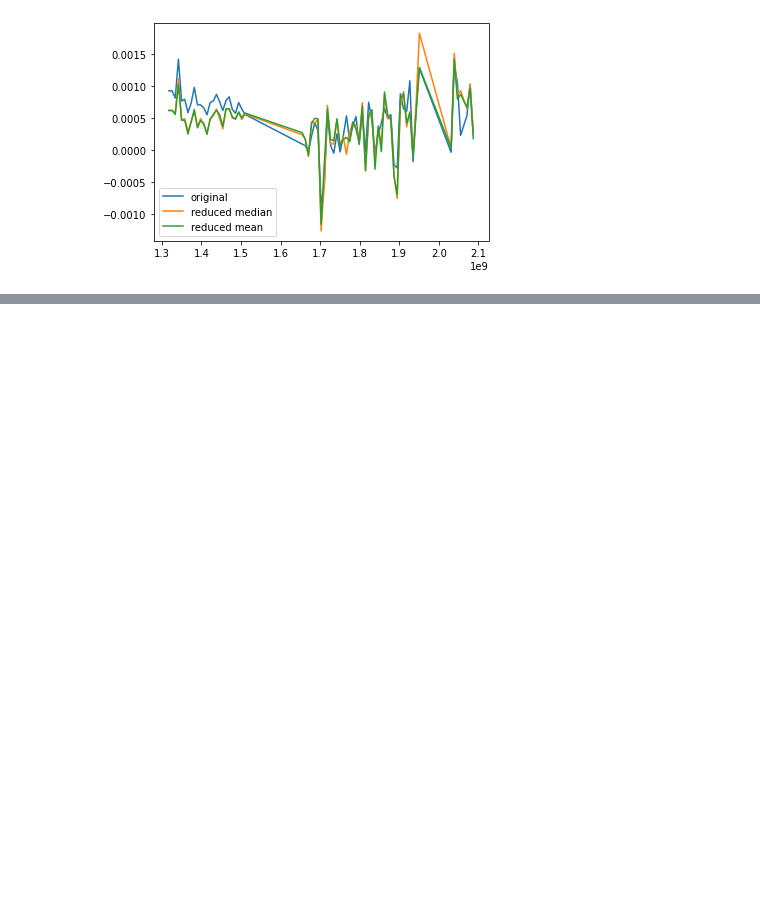
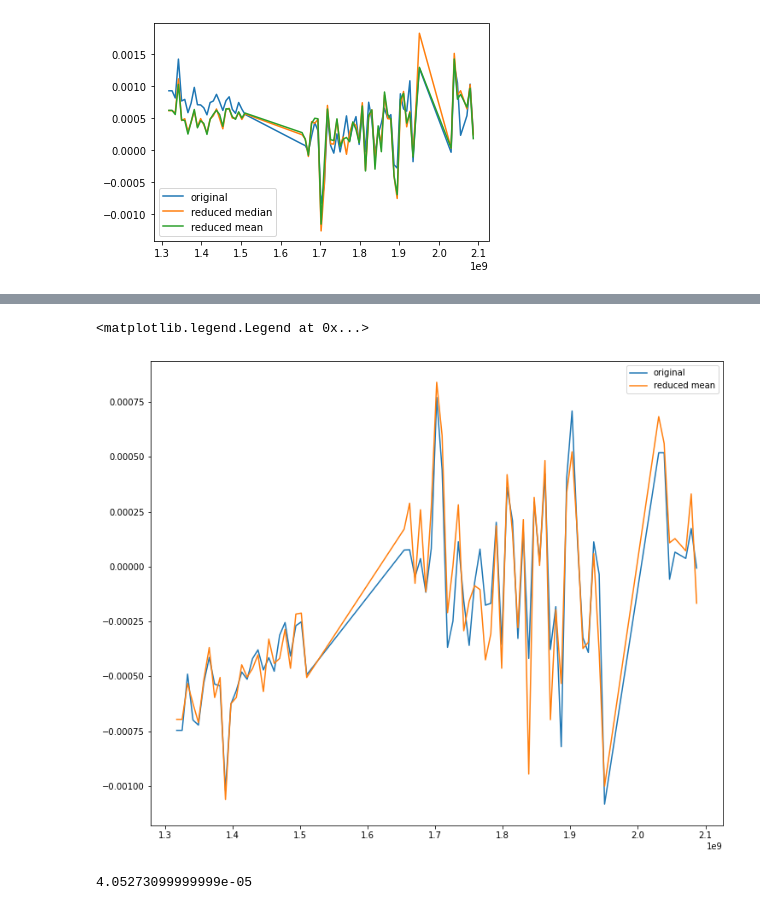
Before and after one commit to halehhajizadeh/VLA-Perseus, a Jupyter notebook: scripts/Flux-Extraction.ipynb, the cells around one changed output, grey strips where cells are left out. Cells and saved outputs as stored; diff of their text form; code cells hidden in the pictures; blank space fills up the shorter version.

```diff
--- a/scripts/Flux-Extraction.ipynb
+++ b/scripts/Flux-Extraction.ipynb
@@ -812,0 +382,9 @@ plt.legend()
+# %%
+plt.figure(figsize=(12,10))
+plt.plot(original[0], original[1], label = 'original')
+# plt.plot(reduced_median[0], reduced_median[1], label = 'reduced median')
+plt.plot(reduced_mean[0], reduced_mean[1], label = 'reduced mean')
+plt.legend()
+# %% [output]
+<matplotlib.legend.Legend at 0x...>
+[figure, added]
@@ -812,0 +393,4 @@ plt.legend()
+# %%
+reduced[9]
+# %% [output]
+4.05273099999999e-05
```
Also changed, not shown: parts of 80 cells of this notebook.
